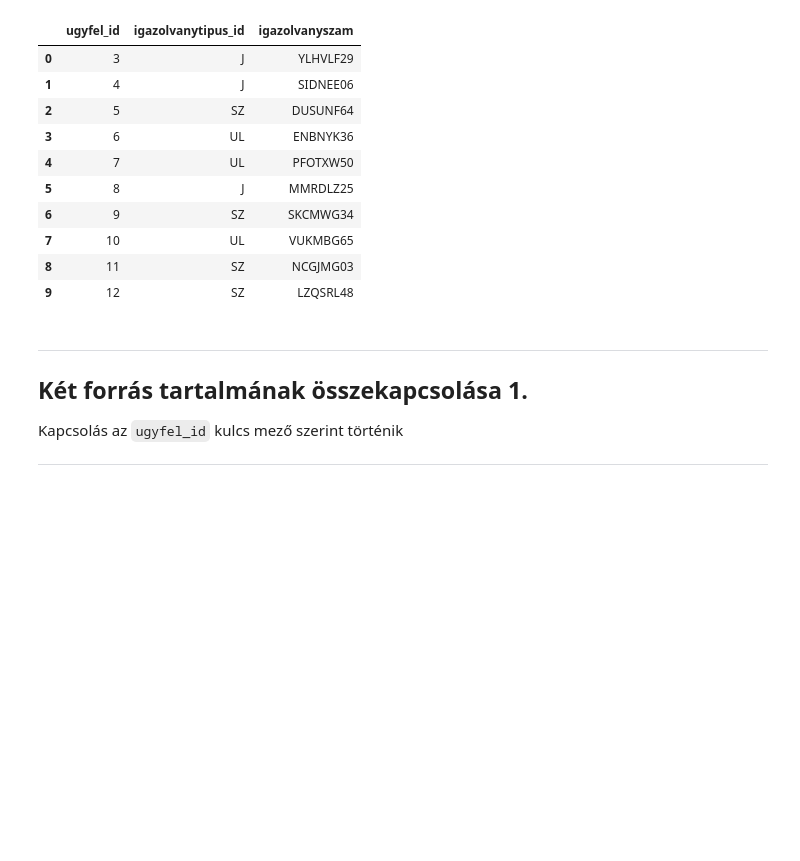
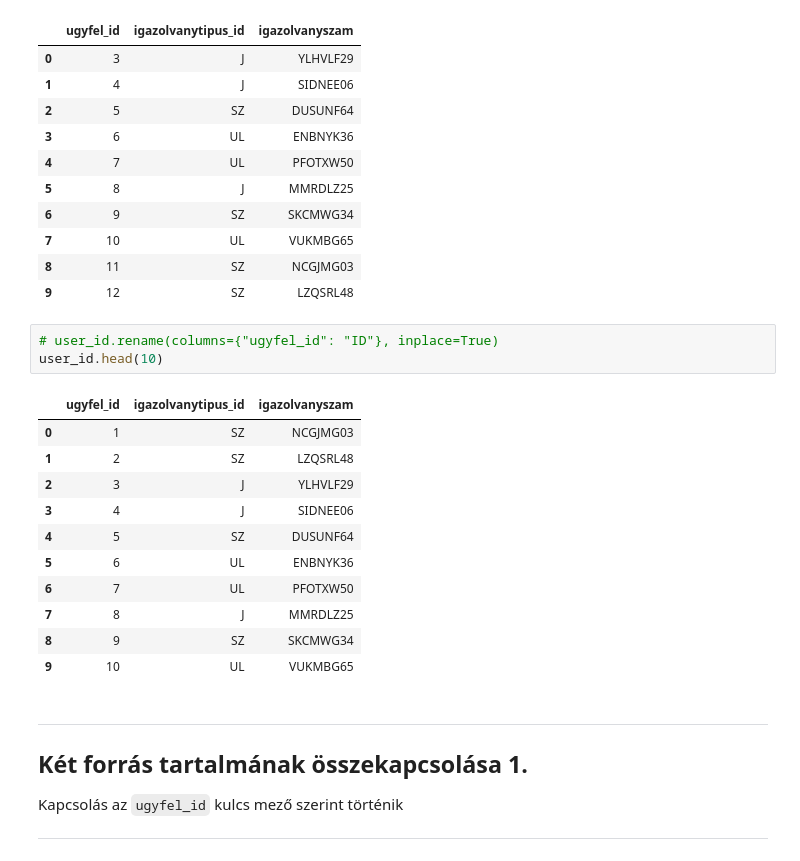
Before and after one commit to klajosw/python, a Jupyter notebook: kl_py_PandasMerge.ipynb, the cells around one changed output. Drawn from its saved outputs; the diff is of its cells as text; blank space fills up the shorter version.

```diff
--- a/kl_py_PandasMerge.ipynb
+++ b/kl_py_PandasMerge.ipynb
@@ -61,6 +155,21 @@ user_2
 | 7 | 10 | UL | VUKMBG65 |
 | 8 | 11 | SZ | NCGJMG03 |
 | 9 | 12 | SZ | LZQSRL48 |
+# %%
+# user_id.rename(columns={"ugyfel_id": "ID"}, inplace=True)
+user_id.head(10)
+# %% [output]
+|  | ugyfel_id | igazolvanytipus_id | igazolvanyszam |
+| 0 | 1 | SZ | NCGJMG03 |
+| 1 | 2 | SZ | LZQSRL48 |
+| 2 | 3 | J | YLHVLF29 |
+| 3 | 4 | J | SIDNEE06 |
+| 4 | 5 | SZ | DUSUNF64 |
+| 5 | 6 | UL | ENBNYK36 |
+| 6 | 7 | UL | PFOTXW50 |
+| 7 | 8 | J | MMRDLZ25 |
+| 8 | 9 | SZ | SKCMWG34 |
+| 9 | 10 | UL | VUKMBG65 |
 # %% [markdown]
 ---
 
```
Also changed, not shown: parts of 8 cells of this notebook.
